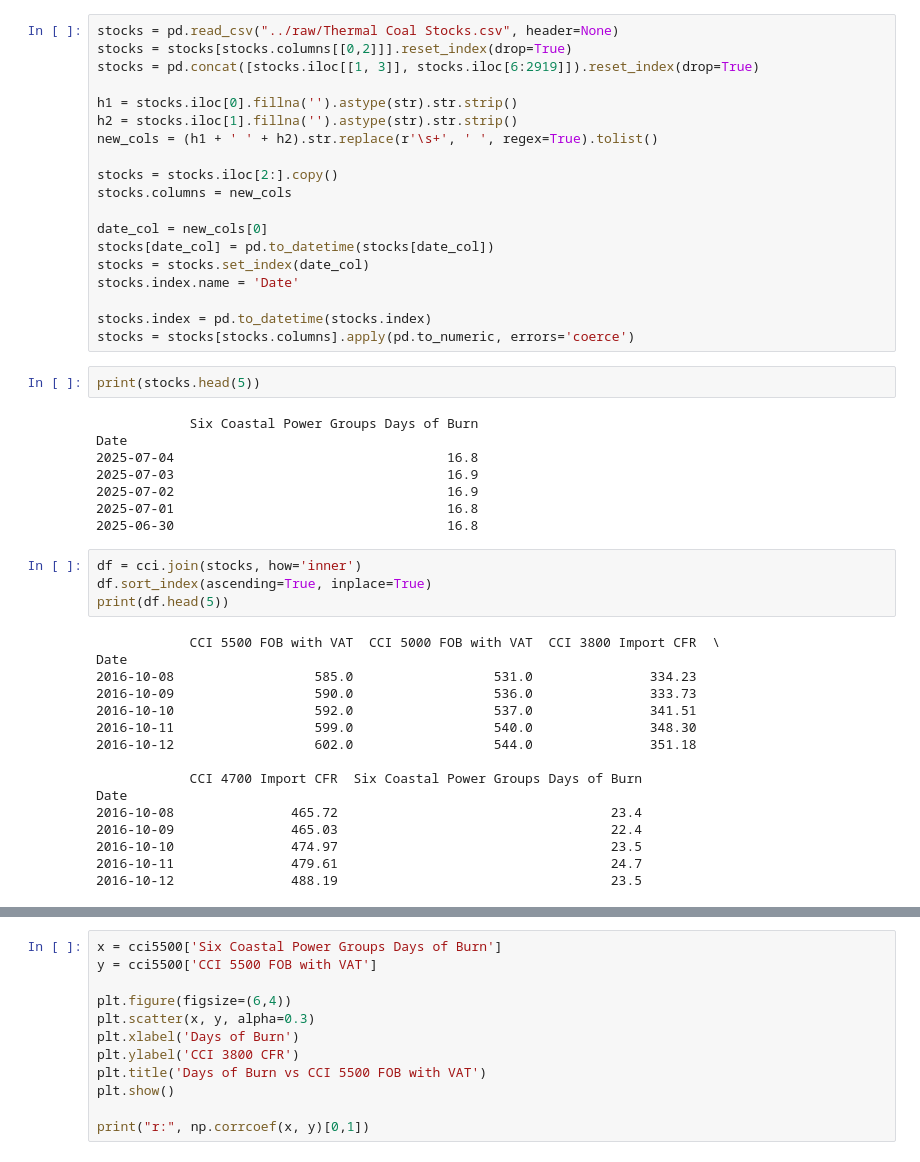
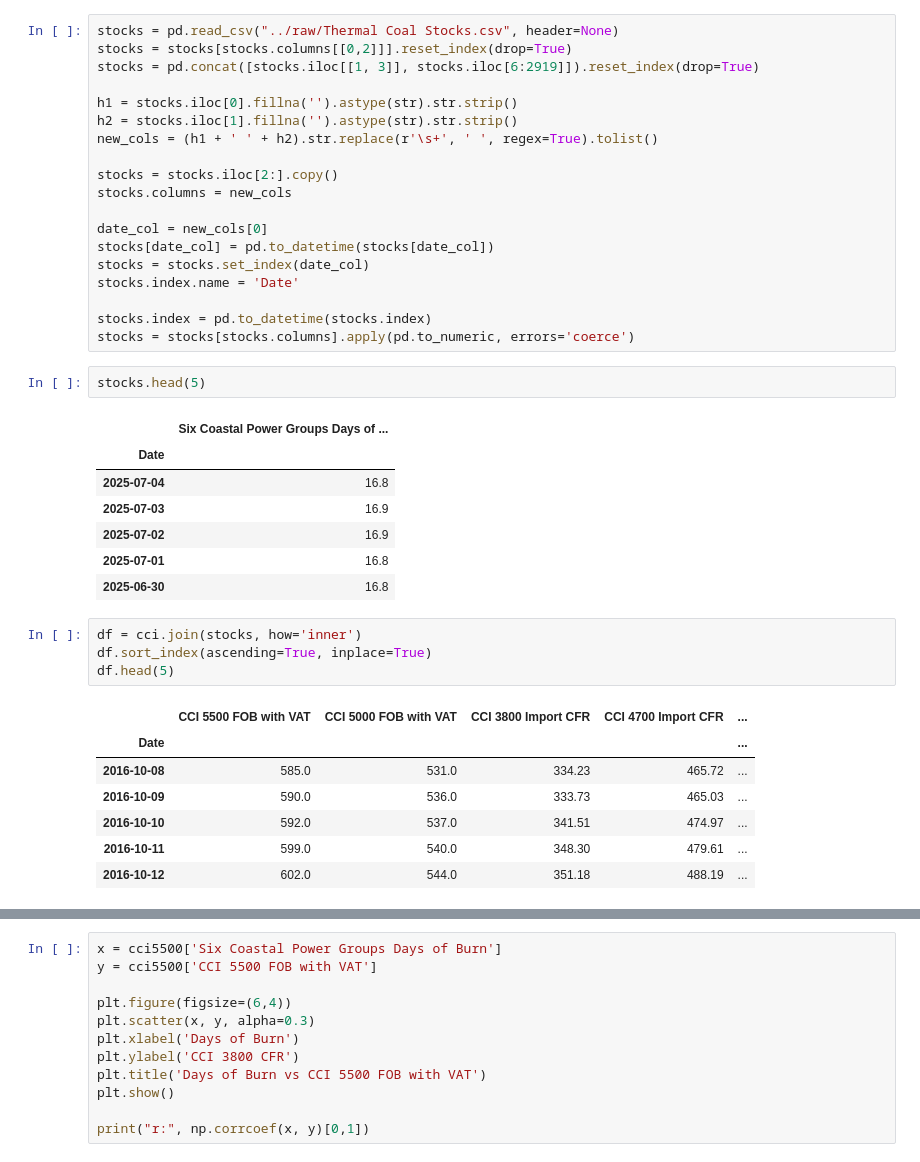
Before and after one commit to simyeekai/china-coal-inventory-alpha, a Jupyter notebook: notebook/main.ipynb, the cells around one changed output, grey strips where cells are left out. Drawn from its saved outputs; the diff is of its cells as text.

```diff
--- a/notebook/main.ipynb
+++ b/notebook/main.ipynb
@@ -60,35 +52,27 @@ stocks.index.name = 'Date'
 stocks.index = pd.to_datetime(stocks.index)
 stocks = stocks[stocks.columns].apply(pd.to_numeric, errors='coerce')
 # %%
-print(stocks.head(5))
+stocks.head(5)
 # %% [output]
-            Six Coastal Power Groups Days of Burn
-Date
-2025-07-04                                   16.8
-2025-07-03                                   16.9
-2025-07-02                                   16.9
-2025-07-01                                   16.8
-2025-06-30                                   16.8
+|  | Six Coastal Power Groups Days of ... |
+| Date |  |
+| 2025-07-04 | 16.8 |
+| 2025-07-03 | 16.9 |
+| 2025-07-02 | 16.9 |
+| 2025-07-01 | 16.8 |
+| 2025-06-30 | 16.8 |
 # %%
 df = cci.join(stocks, how='inner')
 df.sort_index(ascending=True, inplace=True)
-print(df.head(5))
+df.head(5)
 # %% [output]
-            CCI 5500 FOB with VAT  CCI 5000 FOB with VAT  CCI 3800 Import CFR  \
-Date
-2016-10-08                  585.0                  531.0               334.23
-2016-10-09                  590.0                  536.0               333.73
-2016-10-10                  592.0                  537.0               341.51
-2016-10-11                  599.0                  540.0               348.30
-2016-10-12                  602.0                  544.0               351.18
-
-            CCI 4700 Import CFR  Six Coastal Power Groups Days of Burn
-Date
-2016-10-08               465.72                                   23.4
-2016-10-09               465.03                                   22.4
-2016-10-10               474.97                                   23.5
-2016-10-11               479.61                                   24.7
-2016-10-12               488.19                                   23.5
+|  | CCI 5500 FOB with VAT | CCI 5000 FOB with VAT | CCI 3800 Import CFR | CCI 4700 Import CFR | ... |
+| Date |  |  |  |  | ... |
+| 2016-10-08 | 585.0 | 531.0 | 334.23 | 465.72 | ... |
+| 2016-10-09 | 590.0 | 536.0 | 333.73 | 465.03 | ... |
+| 2016-10-10 | 592.0 | 537.0 | 341.51 | 474.97 | ... |
+| 2016-10-11 | 599.0 | 540.0 | 348.30 | 479.61 | ... |
+| 2016-10-12 | 602.0 | 544.0 | 351.18 | 488.19 | ... |
 # %%
 cci5500 = df[['Six Coastal Power Groups Days of Burn','CCI 5500 FOB with VAT']]
 cci5500.fillna(method='ffill', inplace=True)
```
Also changed, not shown: parts of 5 cells of this notebook.
